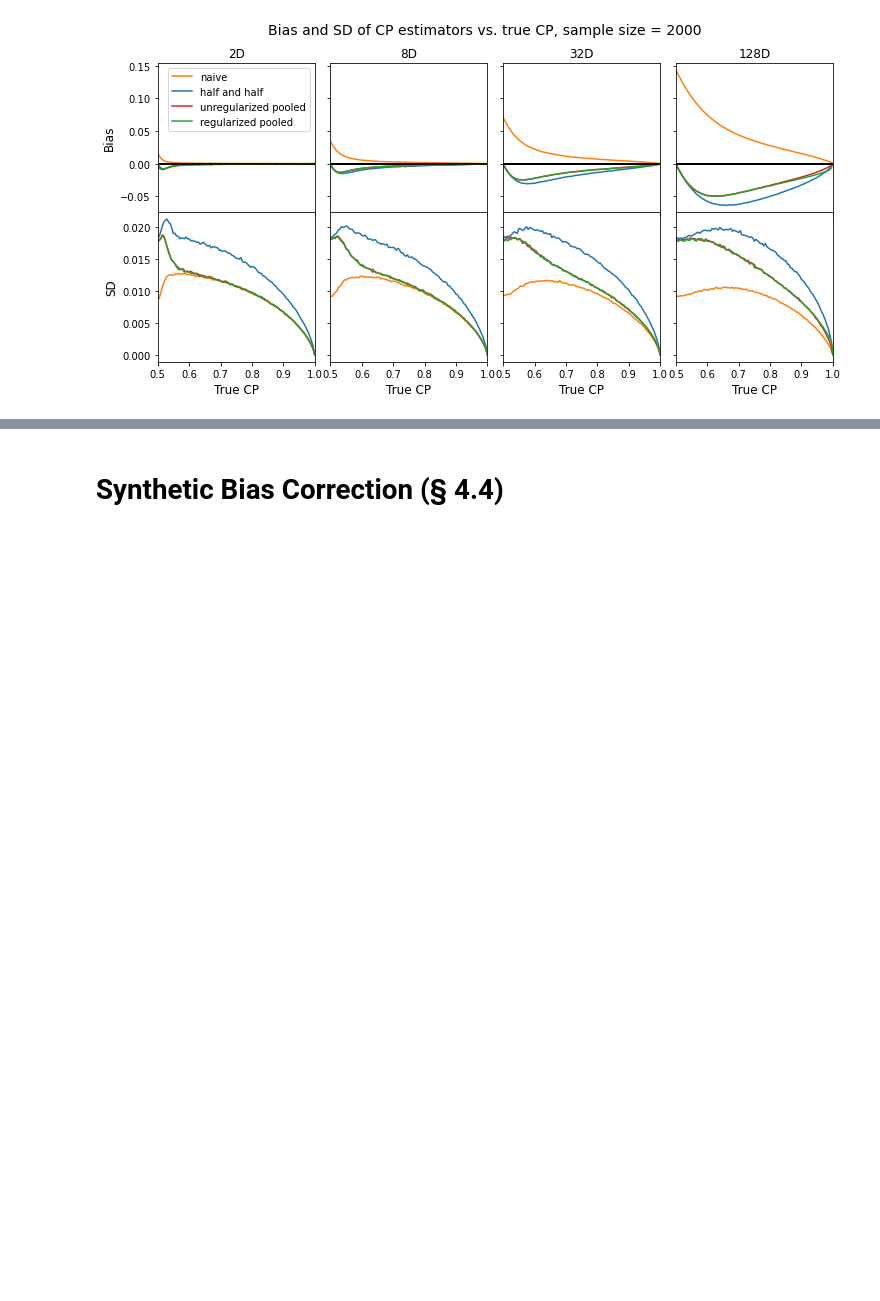
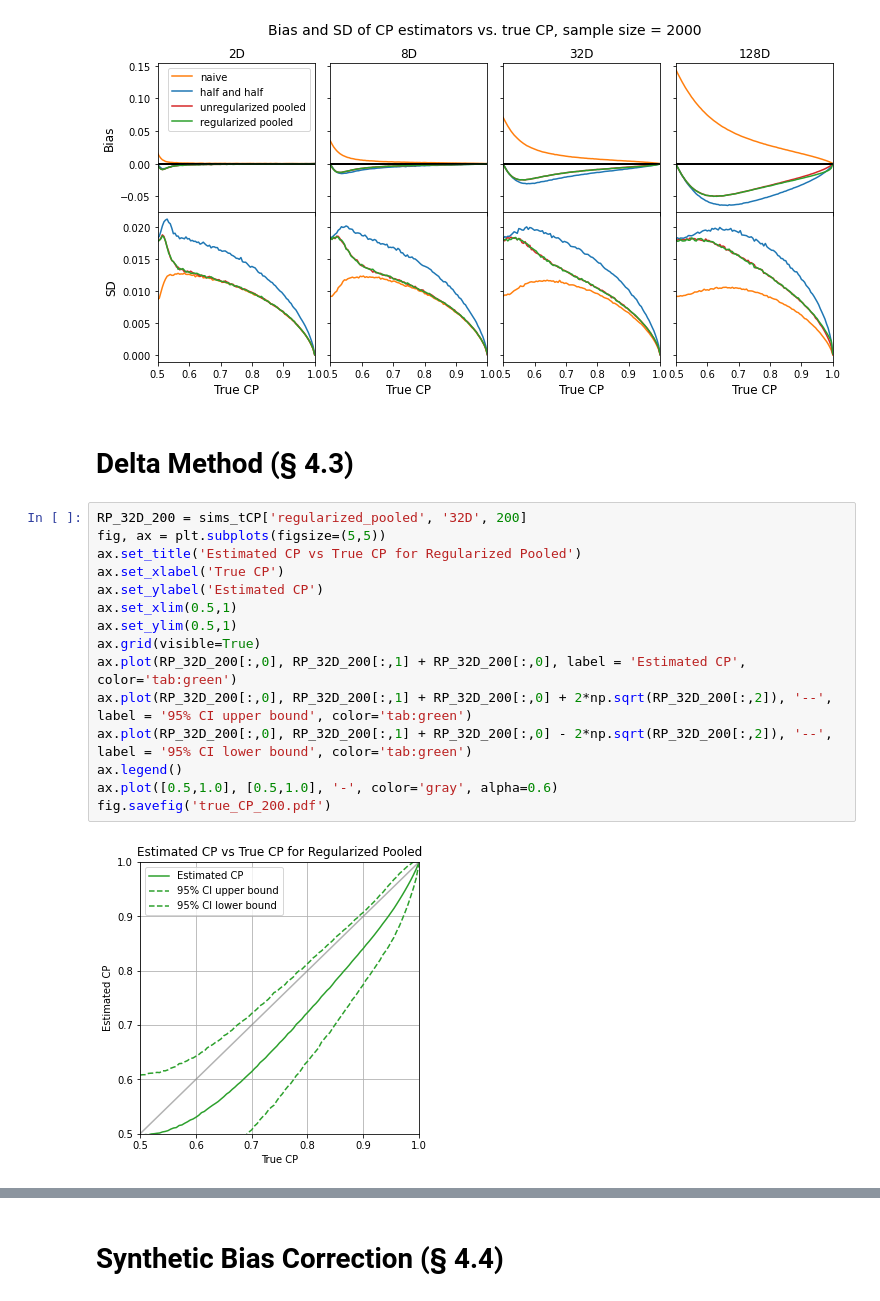
Before and after one commit to JianingF/POP-CP, a Jupyter notebook: POP-CP/clean_plots.ipynb, the cells around one changed output, grey strips where cells are left out. Cells and saved outputs as stored; diff of their text form; blank space fills up the shorter version.

```diff
--- a/POP-CP/clean_plots.ipynb
+++ b/POP-CP/clean_plots.ipynb
@@ -165,3 +165,22 @@ fig.subplots_adjust(hspace=0)
 fig.savefig('/home/amyf/clean_sims_tCP_2000.pdf')
 # %% [output]
 [figure]
+# %% [markdown]
+# Delta Method (§ 4.3)
+# %%
+RP_32D_200 = sims_tCP['regularized_pooled', '32D', 200]
+fig, ax = plt.subplots(figsize=(5,5))
+ax.set_title('Estimated CP vs True CP for Regularized Pooled')
+ax.set_xlabel('True CP')
+ax.set_ylabel('Estimated CP')
+ax.set_xlim(0.5,1)
+ax.set_ylim(0.5,1)
+ax.grid(visible=True)
+ax.plot(RP_32D_200[:,0], RP_32D_200[:,1] + RP_32D_200[:,0], label = 'Estimated CP', color='tab:green')
+ax.plot(RP_32D_200[:,0], RP_32D_200[:,1] + RP_32D_200[:,0] + 2*np.sqrt(RP_32D_200[:,2]), '--', label = '95% CI upper bound', color='tab:green')
+ax.plot(RP_32D_200[:,0], RP_32D_200[:,1] + RP_32D_200[:,0] - 2*np.sqrt(RP_32D_200[:,2]), '--', label = '95% CI lower bound', color='tab:green')
+ax.legend()
+ax.plot([0.5,1.0], [0.5,1.0], '-', color='gray', alpha=0.6)
+fig.savefig('true_CP_200.pdf')
+# %% [output]
+[figure, added]
```
Also changed, not shown: parts of 7 cells of this notebook, 1 other file.
